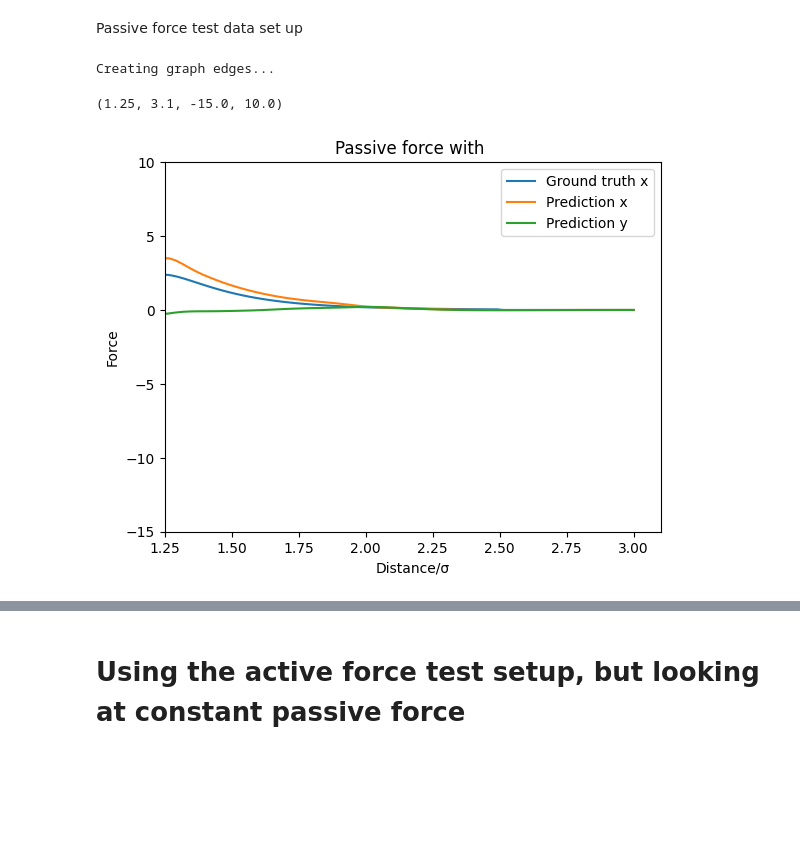
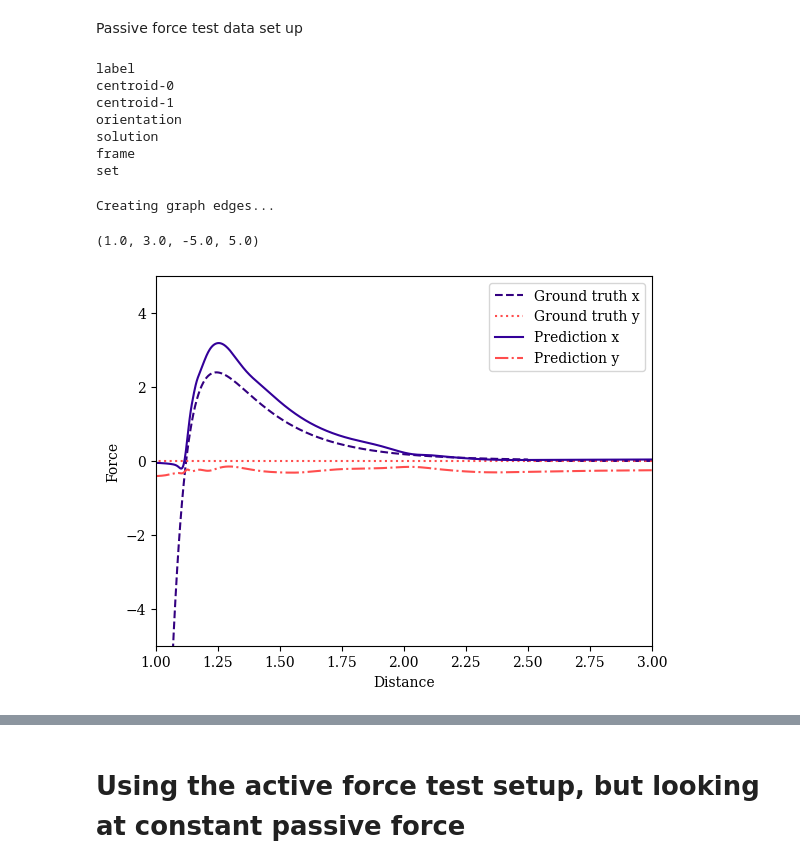
Before and after one commit to Phistian/exjobb, a Jupyter notebook: miguel/training/4training.ipynb, the cells around one changed output, grey strips where cells are left out. Cells and saved outputs as stored; diff of their text form; code cells hidden in the pictures; blank space fills up the shorter version.

Commit message:
Includes plotting

```diff
--- a/miguel/training/4training.ipynb
+++ b/miguel/training/4training.ipynb
@@ -173,7 +166,7 @@ import cupy as cp
 # %%
 from traitlets.traitlets import Long
 ## Load data
-data_dict = np.load(datasets_address + "tslj/N50mixed output4 samples1000 its1000 F_P60.npy", allow_pickle=True).item() #### MISTAKE IN NAMING N50MIXED OUTPUTV, SHOULD NOT BE OUTPUTV BUT OUTPUT4. CHANGED AFTER TRAINING STARTED, BUT DATA CORRECT.
+data_dict = np.load(datasets_address + "tslj/N50nonmixed output4 samples1000 its1000000 F_P60.npy", allow_pickle=True).item() #### MISTAKE IN NAMING N50MIXED OUTPUTV, SHOULD NOT BE OUTPUTV BUT OUTPUT4. CHANGED AFTER TRAINING STARTED, BUT DATA CORRECT.
 
 
 ## Extract some variables and leave only the dictionary which will be input to the graph extractor
@@ -563,3 +574,5 @@ extra_string = 'DATA 1 REPORT'
+# %%
+extra_string = 'DATA1model1000'
 # %%
 
 model.save(models_address + extra_string)
@@ -696,7 +698,7 @@ def extract_graph(graph, validation_mode=False):
 Passive force test data set up
 # %%
 ## Load test data where two particles move towards each other
-test_data_dict = np.load("/content/drive/MyDrive/EXJOBB/datasets/Test/tslj/passiveFP60.npy", allow_pickle=True).item()
+test_data_dict = np.load(datasets_address + "/tslj/N2passive output4 samples1000 its1000 F_P60.npy", allow_pickle=True).item()
 
 
 ## Extract needed misc info and remove rest
@@ -707,8 +709,16 @@ del test_data_dict["interaction_radius"]
 del test_data_dict["potential_type"]
 
 
-## Make into dataframe
+## A pandas dataframe is needed as input to the graph extractor.
+for key in list(test_data_dict.keys()):
+  print(key)
+  if key == "solution":
+    for i in range(len(test_data_dict[key])):
+      test_data_dict[key][i] = cp.asnumpy(test_data_dict[key][i])
+  else:
+    test_data_dict[key] = cp.asnumpy(test_data_dict[key])
 test_nodesdf = pd.DataFrame.from_dict(test_data_dict)
+
 
 test_max_vals = {"centroid-0" : box_len, "centroid-1" : box_len, "orientation" : np.pi*2, 'frame': test_nodesdf["frame"].max()} # Must be same box length that the model was trained on
 for key in ["centroid-0", "centroid-1", "orientation"]:
@@ -728,6 +738,14 @@ if scaled_interaction_radius != test_scaled_interaction_radius:
 ## Set labels correctly
 test_nodesdf.loc[:, "label"] = 0
 set_real_labels(test_nodesdf)
+# %% [output]
+label
+centroid-0
+centroid-1
+orientation
+solution
+frame
+set
 # %%
 full_test_graph = custom_graphE(
     test_nodesdf, ["orientation", "centroid-0", "centroid-1"], radius=global_search_radius, output_type='nodes', box_len=10
@@ -748,30 +766,28 @@ Creating graph edges...
 # %%
 scales = {"passive":1}
 # %%
+from matplotlib import rcParams
+rcParams['font.family'] = 'serif'
+rcParams['font.sans-serif'] = ['times new roman']
 import matplotlib.pyplot as plt
 
 connected_nodes=adj_mtx[:,0]
-pred_passive_x = model_predictions[0][connected_nodes, 2]
-pred_passive_x = pred_passive_x/scales["passive"]
-pred_passive_y = model_predictions[0][connected_nodes, 3]
-pred_passive_y = pred_passive_y/scales["passive"]
-true_passive = full_test_graph[1][0][connected_nodes,2]
+pred_x = model_predictions[0][connected_nodes, 2][::2]
+pred_y = model_predictions[0][connected_nodes, 3][::2]
+true_x = full_test_graph[1][0][connected_nodes,2][::2]
+true_y = full_test_graph[1][0][connected_nodes,3][::2]
 
 d_particle_0 = distances[::2]
 
-px_particle_0 = true_passive[::2]
+plt.plot(d_particle_0*box_len, true_x, linestyle='dashed', color=[0.2, 0, 0.5])
+plt.plot(d_particle_0*box_len, true_y, linestyle='dotted', color=[1, 0.3, 0.3])
+plt.plot(d_particle_0*box_len, pred_x, color=[0.2, 0, 0.6])
+plt.plot(d_particle_0*box_len, pred_y, linestyle='dashdot', color=[1, 0.3, 0.3])
 
-pred_px_paritcle_0 = pred_passive_x[::2] - pred_passive_x[0]
-pred_py_paritcle_0 = pred_passive_y[::2] - pred_passive_y[0]
-
-plt.plot(d_particle_0*box_len, px_particle_0)
-plt.plot(d_particle_0*box_len, pred_px_paritcle_0)
-plt.plot(d_particle_0*box_len, pred_py_paritcle_0)
-plt.title("Passive force with ")
-plt.legend(["Ground truth x","Prediction x", "Prediction y"])
-plt.xlabel("Distance/\u03C3")
+plt.legend(["Ground truth x", "Ground truth y", "Prediction x", "Prediction y"])
+plt.xlabel("Distance")
 plt.ylabel("Force")
-plt.axis([1.25,3.1, -15,10])
+plt.axis([1,3, -5,5])
 # %% [output]
-(1.25, 3.1, -15.0, 10.0)
+(1.0, 3.0, -5.0, 5.0)
-[figure, old version]
+[figure, new version]
```
Also changed, not shown: parts of 17 cells of this notebook.
